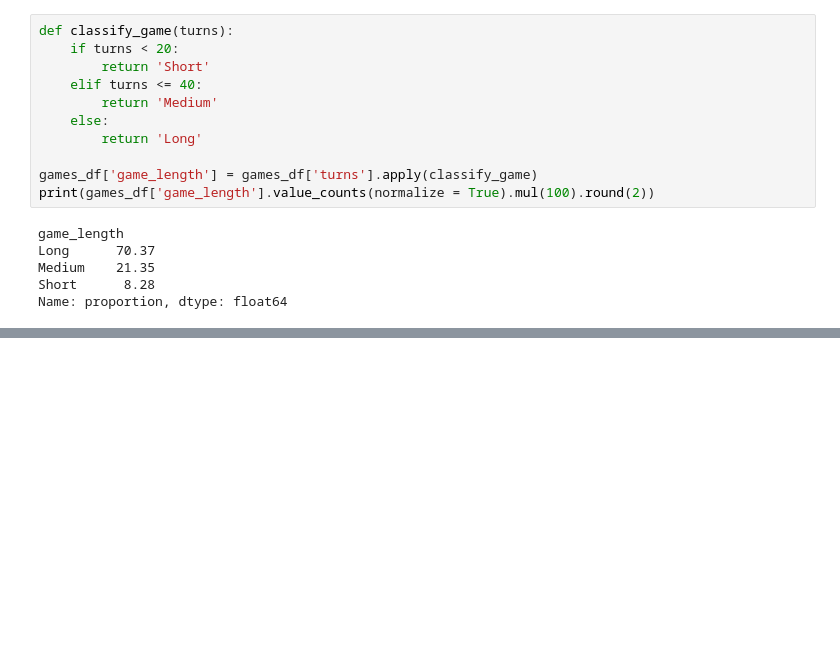
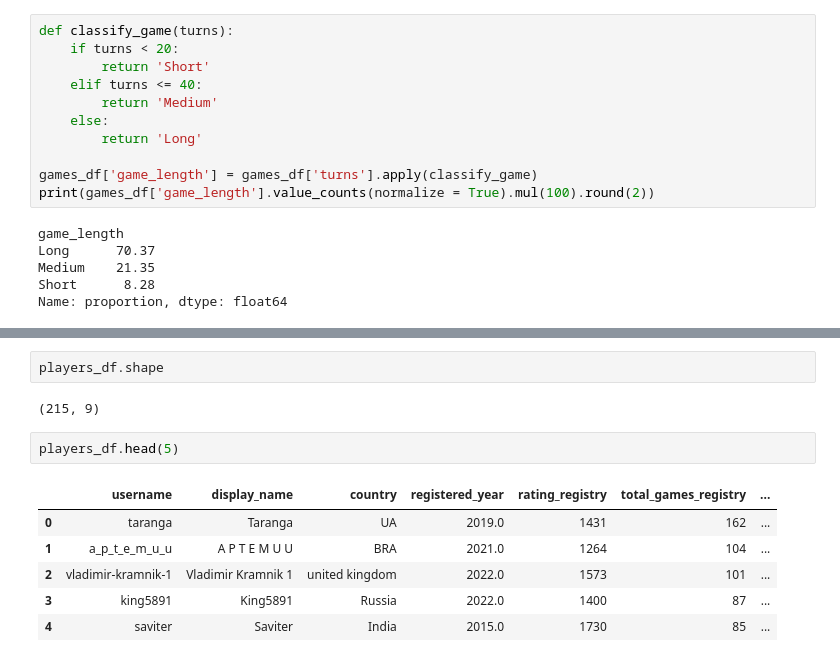
Before and after one commit to dina-masry/Chess_game, a Jupyter notebook: notebooks/01_explore.ipynb, the cells around one changed output, grey strips where cells are left out. Drawn from its saved outputs; the diff is of its cells as text; blank space fills up the shorter version.

```diff
--- a/notebooks/01_explore.ipynb
+++ b/notebooks/01_explore.ipynb
@@ -227,0 +240,13 @@ Name: proportion, dtype: float64
+# %%
+players_df.shape
+# %% [output]
+(215, 9)
+# %%
+players_df.head(5)
+# %% [output]
+|  | username | display_name | country | registered_year | rating_registry | total_games_registry | ... |
+| 0 | taranga | Taranga | UA | 2019.0 | 1431 | 162 | ... |
+| 1 | a_p_t_e_m_u_u | A P T E M U U | BRA | 2021.0 | 1264 | 104 | ... |
+| 2 | vladimir-kramnik-1 | Vladimir Kramnik 1 | united kingdom | 2022.0 | 1573 | 101 | ... |
+| 3 | king5891 | King5891 | Russia | 2022.0 | 1400 | 87 | ... |
+| 4 | saviter | Saviter | India | 2015.0 | 1730 | 85 | ... |
```
Also changed, not shown: parts of 23 cells of this notebook, 3 other files.
